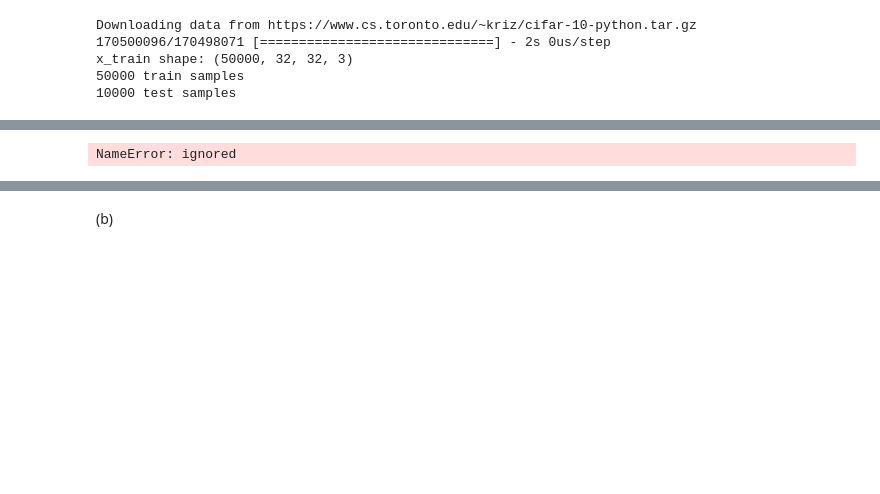
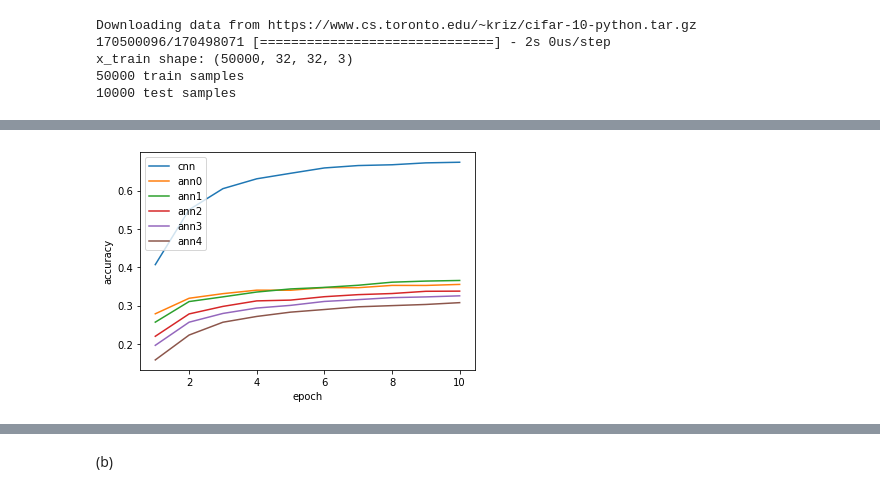
Before and after one commit to jialush/STAT6189_DeepLearning, a Jupyter notebook: HW2_Wang_Jialu.ipynb, the cells around one changed output, grey strips where cells are left out. Cells and saved outputs as stored; diff of their text form; code cells hidden in the pictures; blank space fills up the shorter version.

```diff
--- a/HW2_Wang_Jialu.ipynb
+++ b/HW2_Wang_Jialu.ipynb
@@ -331,5 +324,15 @@ Test accuracy: 0.6919999718666077
-# %%
-import matplotlib.pyplot as plt
-plt.plot(model.history['val_accuracy'])
-# %% [output]
-NameError: ignored
+# %%
+import matplotlib.pyplot as plt
+epoch=range(1,(len(history_model.history['accuracy'])+1))
+plt.plot(epoch,history_model.history['accuracy'])
+plt.plot(epoch,history_model_sdnn_0.history['accuracy'])
+plt.plot(epoch,history_model_sdnn_1.history['accuracy'])
+plt.plot(epoch,history_model_sdnn_2.history['accuracy'])
+plt.plot(epoch,history_model_sdnn_3.history['accuracy'])
+plt.plot(epoch,history_model_sdnn_4.history['accuracy'])
+plt.ylabel('accuracy')
+plt.xlabel('epoch')
+plt.legend(['cnn','ann0','ann1','ann2','ann3','ann4'], loc='upper left')
+plt.show()
+# %% [output]
+[figure, added]
```
Also changed, not shown: parts of 18 cells of this notebook.
